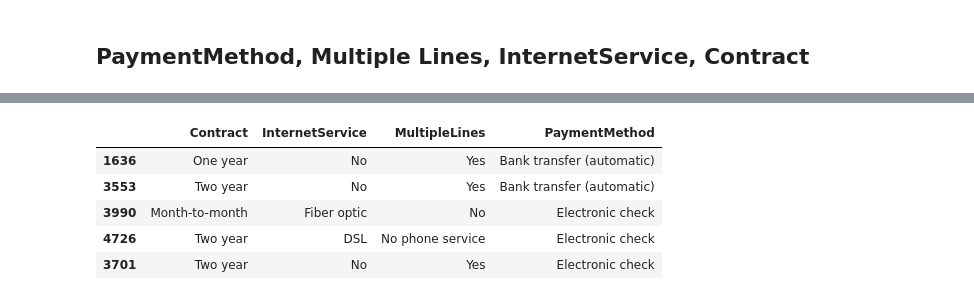
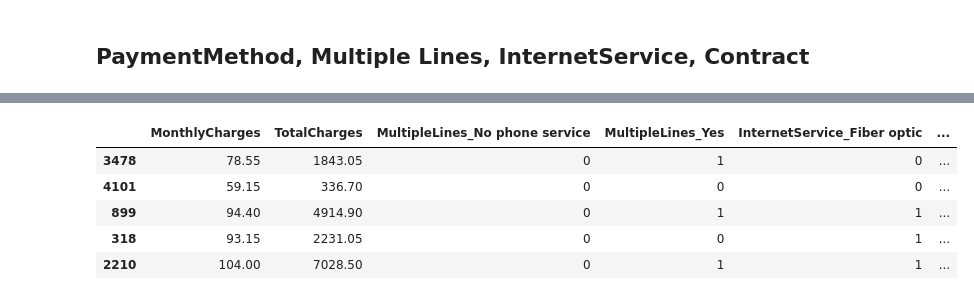
Before and after one commit to anjaleeDS/MLCS68, a Jupyter notebook: 01hwTelco_churn_prediction.ipynb, the cells around one changed output, grey strips where cells are left out. Cells and saved outputs as stored; diff of their text form; code cells hidden in the pictures.

```diff
--- a/01hwTelco_churn_prediction.ipynb
+++ b/01hwTelco_churn_prediction.ipynb
@@ -112,8 +179,17 @@ plt.show()
 # %%
 # copy telco_data for safety
 master_telco_data = telco_data
+
 # drop customerID
 telco_data.drop(columns='customerID', inplace=True)
+
+# make TotalCharges into float64
+telco_data.TotalCharges = telco_data.TotalCharges.convert_dtypes() #make into string
+telco_data['TotalCharges'] = pd.to_numeric(telco_data['TotalCharges'], errors='coerce') #make into float
+
+#0. get numerical columns
+numerical_cols = telco_data.columns[telco_data.dtypes=='int64'].tolist()
+
 
 #1. get all columns that are non-numeric
 categorical_cols = telco_data.columns[telco_data.dtypes=='object'].tolist()
@@ -122,8 +198,8 @@ categorical_cols = telco_data.columns[telco_data.dtypes=='object'].tolist()
 # them using LabelEncoder (incremental coding) because order does not matter
 binary_columns = telco_data[categorical_cols].nunique()[telco_data[categorical_cols].nunique() == 2].index.tolist()
 
-# Transform binary_columns
-for column in binary_colmmns:
+  # Transform binary_columns
+for column in binary_columns:
   telco_data[column] = LabelEncoder().fit_transform(telco_data[column])
 
 #3. get all columns that are non-binary and change them using pd.get_dummies
@@ -170,0 +210,14 @@ multi_valued_cols
+# %%
+# Scaling Numerical columns
+
+my_std = StandardScaler()
+scaled = my_std.fit_transform(dummies_adjusted_data[numerical_cols])
+scaled = pd.DataFrame(scaled, columns=numerical_cols)
+scaled
+# %%
+#integrate scaled into dummies prepped matrix and take out the old ones
+dummies_adjusted_data = dummies_adjusted_data.copy()
+
+data = dummies_adjusted_data.drop(columns = numerical_cols,axis = 1)
+data = data.merge(scaled,left_index=True,right_index=True,how = "left")
+data
@@ -171,13 +239,20 @@ multi_valued_cols
 # %%
 #make new df
-x1 = telco_data[['Contract', 'InternetService', 'MultipleLines', 'PaymentMethod']]
+x1 = data
+x1 = x1.fillna(0)
+
+#make into a def!!!
+# x1.isnull().any() #BOOLEAN tells which column has the null/nan
+# x1.TotalCharges = x1.TotalCharges.fillna(0)
+# x1.isnull().sum() #COUNT tells which column has the null/nan
+
 #split data
 x1_train, x1_test, y_train, y_test = train_test_split(x1, y, test_size = 0.25)
 x1_train.head()
 # %% [output]
-|  | Contract | InternetService | MultipleLines | PaymentMethod |
-| 1636 | One year | No | Yes | Bank transfer (automatic) |
-| 3553 | Two year | No | Yes | Bank transfer (automatic) |
-| 3990 | Month-to-month | Fiber optic | No | Electronic check |
-| 4726 | Two year | DSL | No phone service | Electronic check |
-| 3701 | Two year | No | Yes | Electronic check |
+|  | MonthlyCharges | TotalCharges | MultipleLines_No phone service | MultipleLines_Yes | InternetService_Fiber optic | ... |
+| 3478 | 78.55 | 1843.05 | 0 | 1 | 0 | ... |
+| 4101 | 59.15 | 336.70 | 0 | 0 | 0 | ... |
+| 899 | 94.40 | 4914.90 | 0 | 1 | 1 | ... |
+| 318 | 93.15 | 2231.05 | 0 | 0 | 1 | ... |
+| 2210 | 104.00 | 7028.50 | 0 | 1 | 1 | ... |
```
Also changed, not shown: parts of 20 cells of this notebook.
